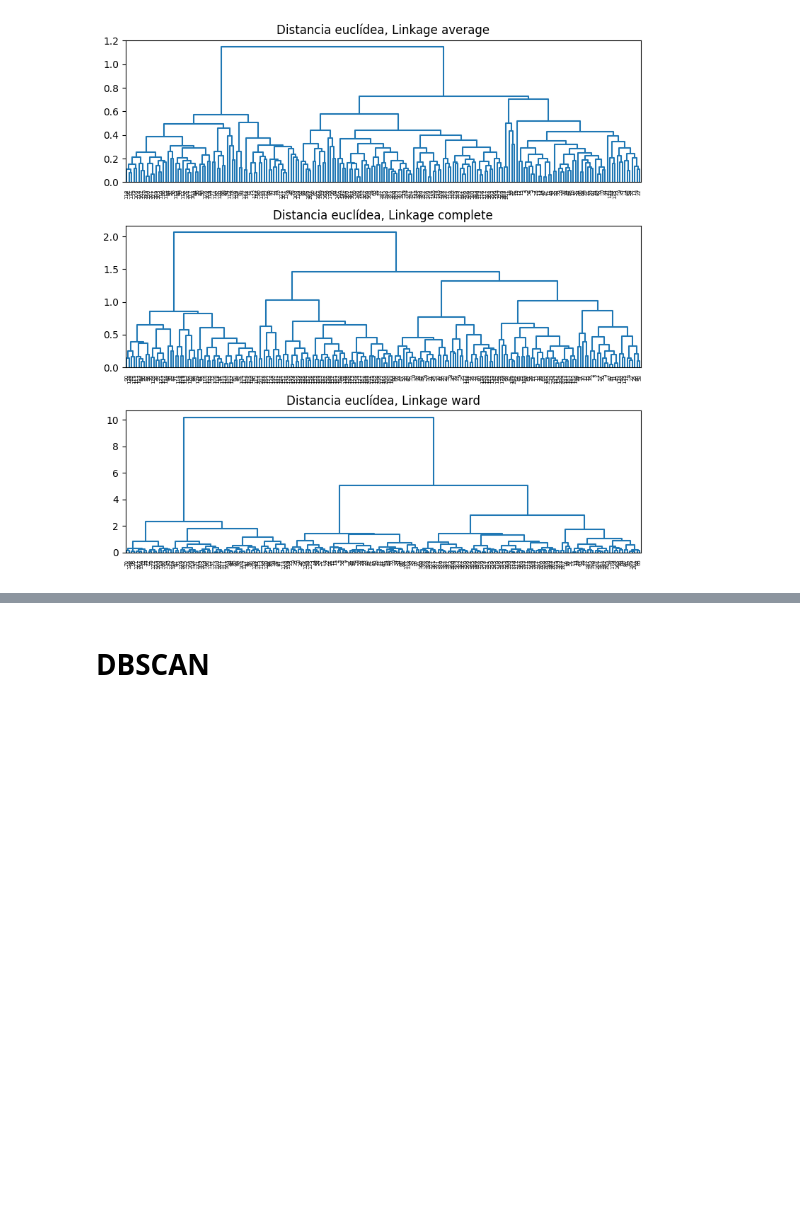
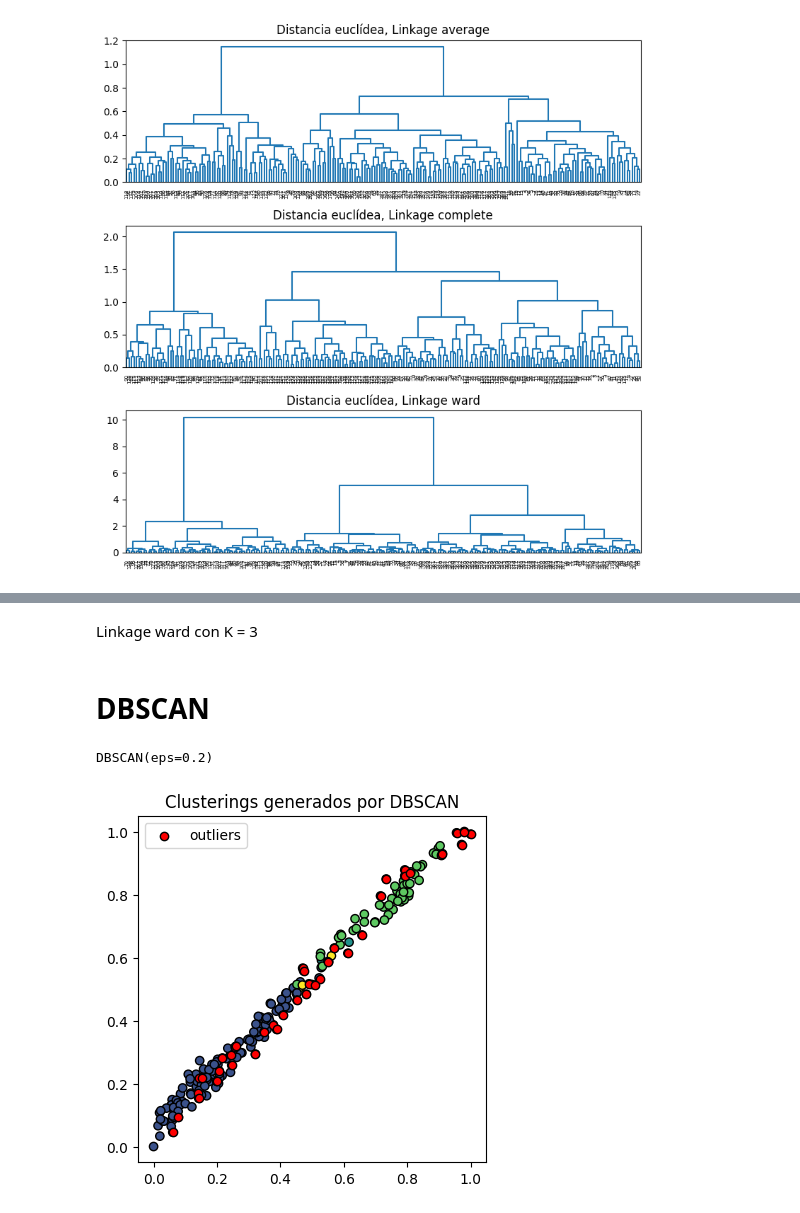
Before and after one commit to 100495699/Clustering_, a Jupyter notebook: Clustering.ipynb, the cells around one changed output, grey strips where cells are left out. Saved outputs shown, nothing was run; the diff lists cells and outputs as text; code cells hidden in the pictures; blank space fills up the shorter version.

Commit message:
DBScan

```diff
--- a/Clustering.ipynb
+++ b/Clustering.ipynb
@@ -301,2 +326,4 @@ plt.tight_layout();
+# %% [markdown]
+Linkage ward con K = 3
 # %% [markdown]
 # DBSCAN
@@ -302,0 +341,39 @@ plt.tight_layout();
+# %%
+from sklearn.cluster import DBSCAN
+
+modelo_dbscan = DBSCAN(
+    eps          = 0.2,
+    min_samples  = 5,
+    metric       = 'euclidean',
+)
+
+modelo_dbscan.fit(X=X_dbscan_scaled)
+# %% [output]
+DBSCAN(eps=0.2)
+# %%
+labels = modelo_dbscan.labels_
+
+fig, ax = plt.subplots(1, 1, figsize=(4.5, 4.5))
+
+ax.scatter(
+    x = X_dbscan_scaled[:, 0],
+    y = X_dbscan_scaled[:, 1],
+    c = labels,
+    marker    = 'o',
+    edgecolor = 'black'
+)
+
+# Los outliers se identifican con el label -1
+ax.scatter(
+    x = X_dbscan_scaled[labels == -1, 0],
+    y = X_dbscan_scaled[labels == -1, 1],
+    c = 'red',
+    marker    = 'o',
+    edgecolor = 'black',
+    label = 'outliers'
+)
+
+ax.legend()
+ax.set_title('Clusterings generados por DBSCAN');
+# %% [output]
+[figure, added]
```
Also changed, not shown: parts of 9 cells of this notebook.
